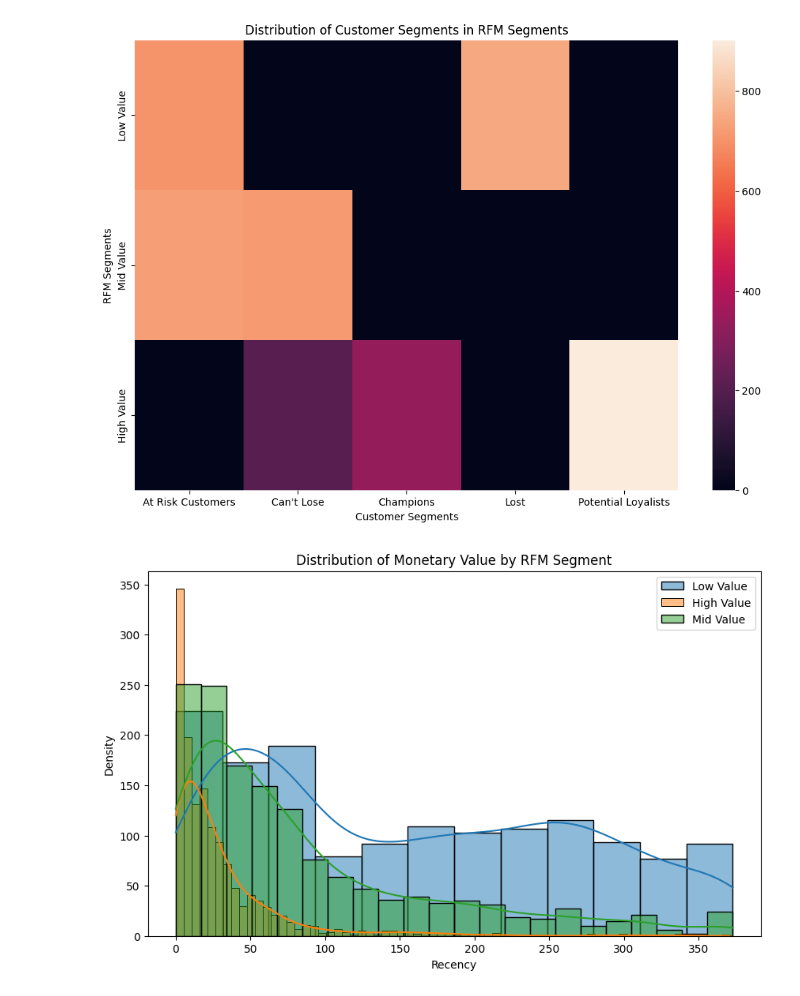
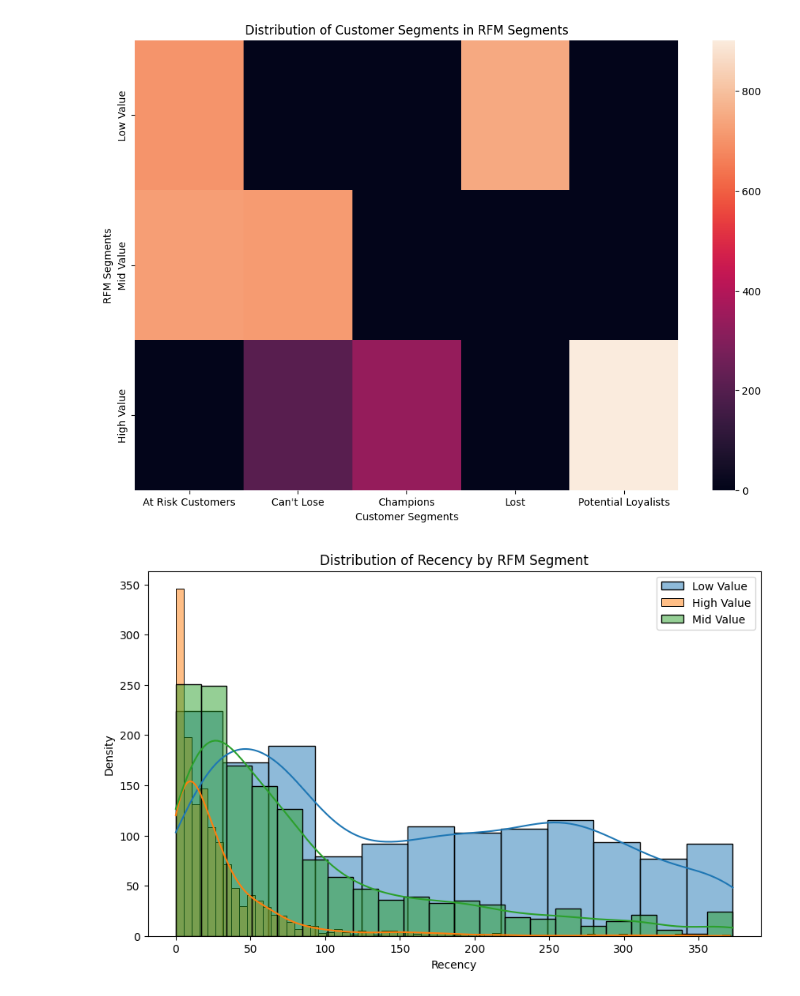
Before and after one commit to Murega14/customer_segmentation, a Jupyter notebook: index.ipynb, the cells around one changed output. Drawn from its saved outputs; the diff is of its cells as text; code cells hidden in the pictures.

Commit message:
fixed the title for the distribution of recency by rfm segment

```diff
--- a/index.ipynb
+++ b/index.ipynb
@@ -447,15 +447,15 @@ plt.show()
 # %%
 # Create a distplot of Monetary values by RFM_Segment
 plt.figure(figsize=(10, 6))
 for segment in rfm['RFM_Segment'].unique():
     sns.histplot(rfm[rfm['RFM_Segment'] == segment]['recency'], label=segment, kde=True)
 
 plt.xlabel('Recency')
 plt.ylabel('Density')
-plt.title('Distribution of Monetary Value by RFM Segment')
+plt.title('Distribution of Recency by RFM Segment')
 plt.legend()
 
 # Display the plot
 plt.show()
 # %% [output]
-[figure, old version]
+[figure, new version]
```
